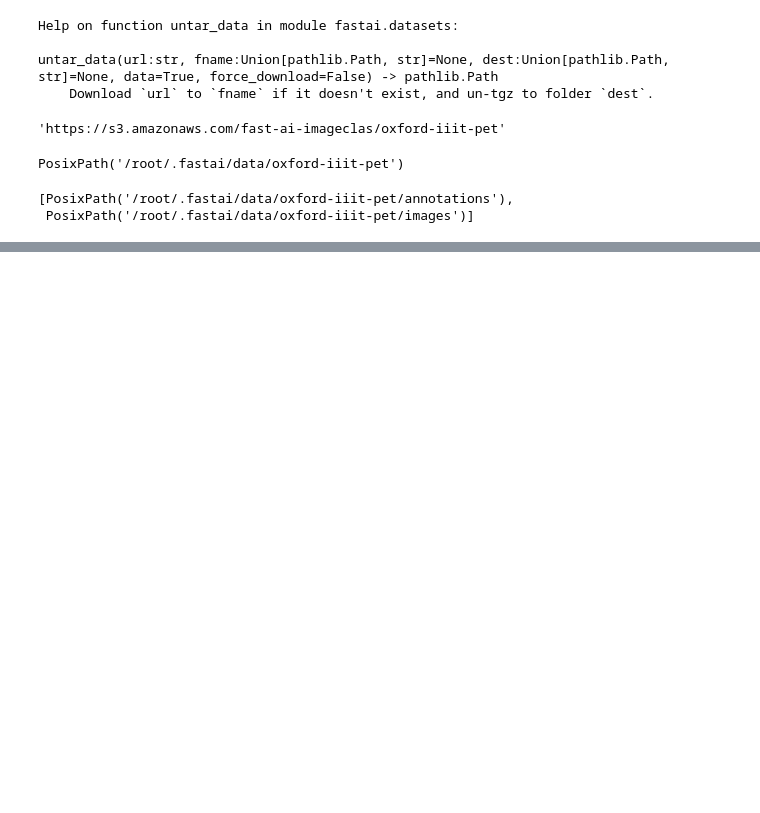
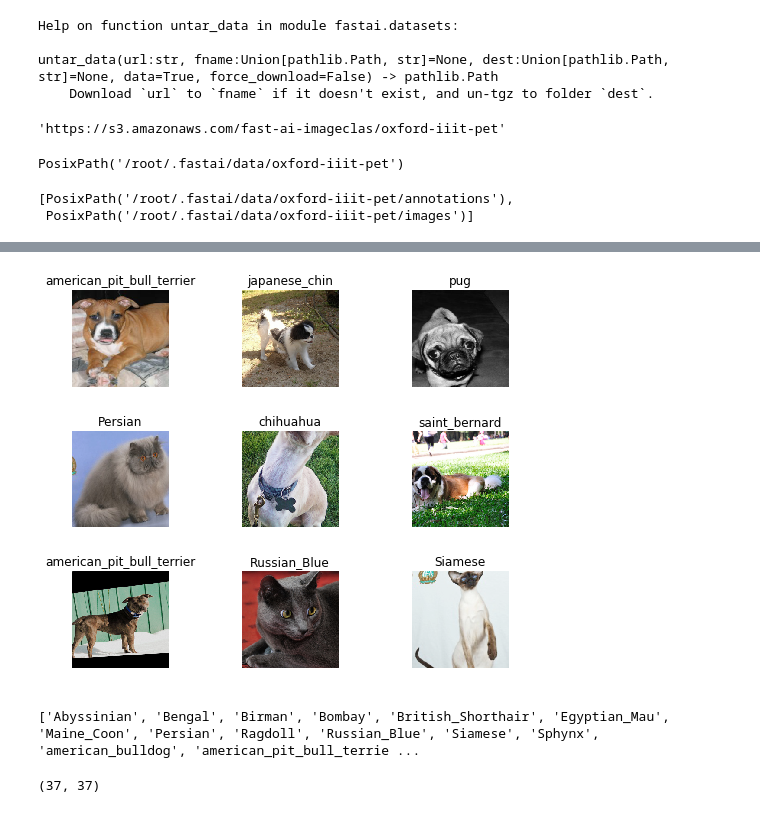
Before and after one commit to nishizaki0327/fastai, a Jupyter notebook: Lesson1.ipynb, the cells around one changed output, grey strips where cells are left out. Saved outputs shown, nothing was run; the diff lists cells and outputs as text; code cells hidden in the pictures; blank space fills up the shorter version.

```diff
--- a/Lesson1.ipynb
+++ b/Lesson1.ipynb
@@ -32,0 +95,10 @@ path_img = path/'images'
+# %%
+data.show_batch(rows=3, figsize=(7, 6))
+# %% [output]
+[figure, added]
+# %%
+print(data.classes)
+len(data.classes), data.c
+# %% [output]
+['Abyssinian', 'Bengal', 'Birman', 'Bombay', 'British_Shorthair', 'Egyptian_Mau', 'Maine_Coon', 'Persian', 'Ragdoll', 'Russian_Blue', 'Siamese', 'Sphynx', 'american_bulldog', 'american_pit_bull_terrie ...
+(37, 37)
```
Also changed, not shown: parts of 8 cells of this notebook.
